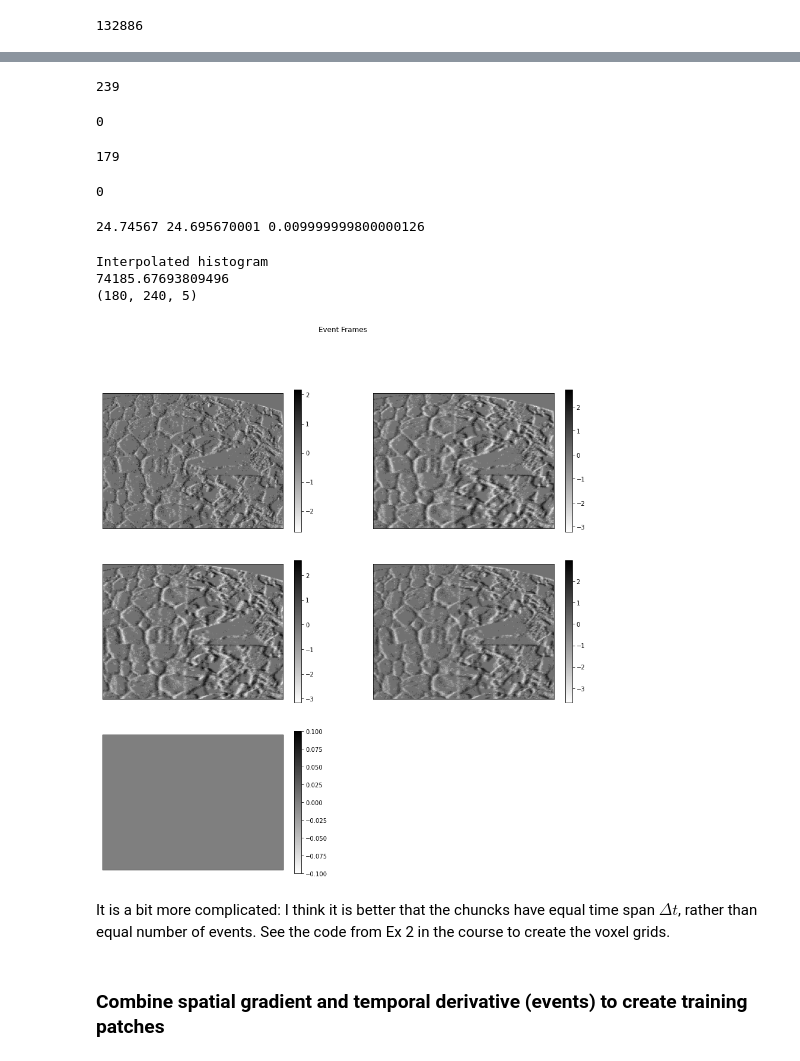
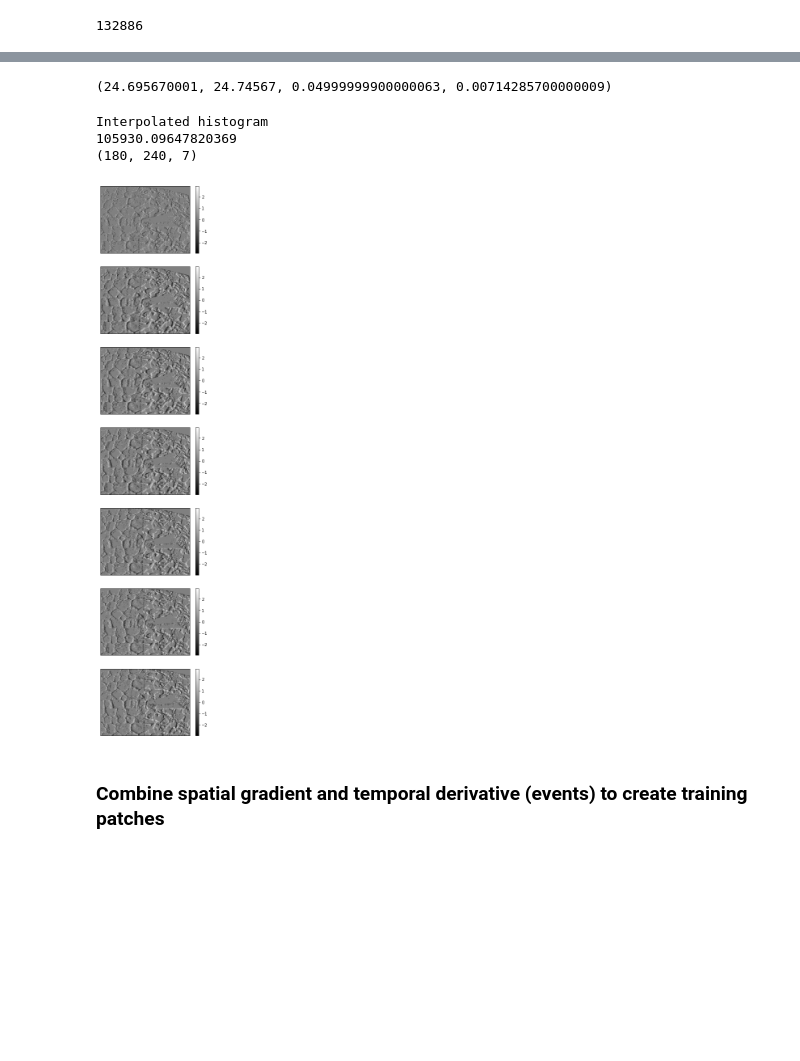
Before and after one commit to SudeshnaBora/Computer_Vision, a Jupyter notebook: code/Learning Phase.ipynb, the cells around one changed output, grey strips where cells are left out. Cells and saved outputs as stored; diff of their text form; code cells hidden in the pictures; blank space fills up the shorter version.

```diff
--- a/code/Learning Phase.ipynb
+++ b/code/Learning Phase.ipynb
@@ -20,24 +22,23 @@ First order discretization (linear voting in time)
     events in t,x,y,pol  numpy array
     Assume x and y are integer coordinates
     img_size: for example (180,240) for the DAVIS240C
-    num_bins_t: 3-9
+    num_bins_t: 3-9, for example, 5
 """
-
-
 def events2voxelgrid_linear(x, y, timestamp, pol, img_size, num_bins_t, t_min, dt_cell, use_polarity=True):
     assert len(x) == len(y) == len(pol) == len(timestamp)
     num_events = len(x)
-    # creates a (180,240,5) matrix to store the 5 event frames - each frame will have both positive and negative events
+    # creates a (180,240,num_bins_t) matrix to store the num_bins_t event frames
+    # each frame will have both positive and negative events
     voxelgrid = np.zeros(img_size+(num_bins_t,), np.float64)
     for i in range(num_events-1):
         tn = (timestamp[i] - t_min) / dt_cell
         ti = int(tn)
         dt = tn - ti
         # Voting on two adjacent cells
-        if ti < num_bins_t - 1:
-            polarity = (2.*pol[i] - 1.) if use_polarity else 1.
+        polarity = (2.*pol[i] - 1.) if use_polarity else 1.
+        if ti < num_bins_t:
             voxelgrid[y[i], x[i], ti] += (1. - dt)*polarity
-        if ti < num_bins_t-2:
+        if ti < num_bins_t-1:
             voxelgrid[y[i], x[i], ti+1] += dt*polarity
     print(np.sum(np.abs(voxelgrid)))  # This should equal the number of events
     return voxelgrid.astype('float32')
@@ -48,7 +106,7 @@ patch_size = (5, 5)
 max_patches = 80000  # Due to memory issues
 
 # Event parameters: the number of events to be taken into consideration
-num_time_slices = 5
+num_time_slices = 7
 
 # Method to compute voxel grids of events (time slices): nearest neighbor or linear voting
 method_voting = 'Linear'
@@ -56,5 +114,16 @@ method_voting = 'Linear'
 # Split by polarity (double grid size) or not?
 split_by_polarity = False
 
+# Atom size (determined by above parameters)
+atom_size = patch_size[0]*patch_size[1] * (2 + num_time_slices * (2 if split_by_polarity else 1))
+print('Num dims of an atom = ' + str(atom_size))
+
 # Dictionary
-n_components = 1000
+num_elem_grads = 2*patch_size[0]*patch_size[1]
+n_components = 4*(atom_size - num_elem_grads)
+print('Num atoms in dictionary = ' + str(n_components))
+
+# Scale factor to balance the energy of the derivatives and the events
+C_scale = 100.
+
+# Should use log scale instead of linear scale...
@@ -152,63 +220,37 @@ array([1, 0, 0, ..., 0, 0, 1])
-# %%
-max(x)
-# %% [output]
-239
-# %%
-min(x)
-# %% [output]
-0
-# %%
-max(y)
-# %% [output]
-179
-# %%
-min(y)
-# %% [output]
-0
 # %%
-#dividing the events into equal chunks of time
+# Divide the events into chunks of equal time span $\Delta t$, rather than equal number of events
 t_max = np.amax(timestamp)
 t_min = np.amin(timestamp)
 t_range = t_max - t_min
 dt_cell = t_range / num_time_slices
 t_edges = np.linspace(t_min,t_max,num_time_slices+1) # boundaries of the cells; not needed
+print(t_min,t_max,t_range,dt_cell)
 
 # Specify bin edges in each dimension
 bin_edges = (np.linspace(0,image.shape[0],image.shape[0]+1),
              np.linspace(0,image.shape[1],image.shape[1]+1), t_edges)
-print(t_max,t_min,dt_cell)
 # %% [output]
-24.74567 24.695670001 0.009999999800000126
+(24.695670001, 24.74567, 0.04999999900000063, 0.00714285700000009)
 # %%
 if not split_by_polarity:
     # one voxel grid for all events (both polarities)
     if (method_voting == 'nearest'):
         print('Regular histogram')
         yxt = np.transpose(np.array([y, x, timestamp]))
         voxelgrid, _ = np.histogramdd(yxt, bins=bin_edges).astype('float32')
         del yxt
     else:
         print('Interpolated histogram')
         voxelgrid = events2voxelgrid_linear(x,y,timestamp,pol,
                                             image.shape,num_time_slices,t_min,dt_cell,use_polarity=True)
     print(voxelgrid.shape)
-
-fig, axs = plt.subplots(3, 2, figsize=(15, 15))
-for i in range(voxelgrid.shape[2]):
-    plt.sca(axs[int(i/2),i%2])
-    plt.imshow(voxelgrid[:,:,i], cmap='gray_r')
-    plt.xticks([])
-    plt.yticks([])
-    plt.colorbar()
-
-axs.flat[-1].set_visible(False)
-plt.suptitle("Event Frames")
-plt.show()
+    #plotVoxelGridZSlices(voxelgrid)
+    plotVoxelGridZSlicesAsOneColumn(voxelgrid)
 # %% [output]
 Interpolated histogram
-74185.67693809496
-(180, 240, 5)
+105930.09647820369
+(180, 240, 7)
-[figure, old version]
+[figure, new version]
 # %%
 if split_by_polarity:
     # Positive events only
@@ -266,2 +287,0 @@ if split_by_polarity:
-# %% [markdown]
-It is a bit more complicated: I think it is better that the chuncks have equal time span $\Delta t$, rather than equal number of events. See the code from Ex 2 in the course to create the voxel grids.
```
Also changed, not shown: parts of 50 cells of this notebook.
